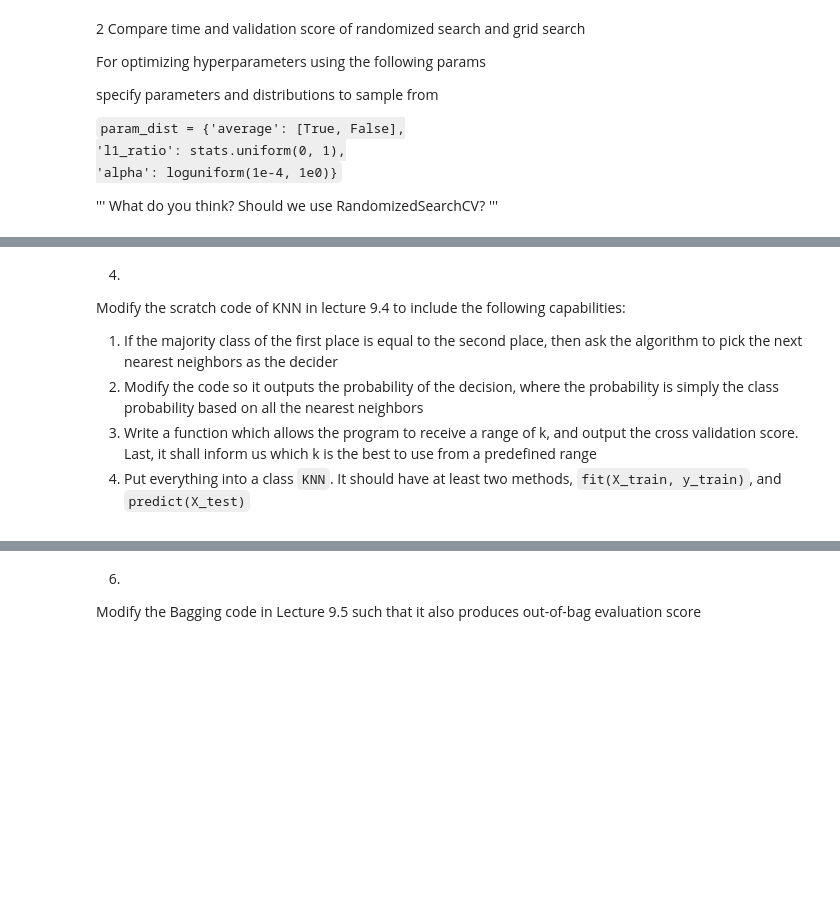
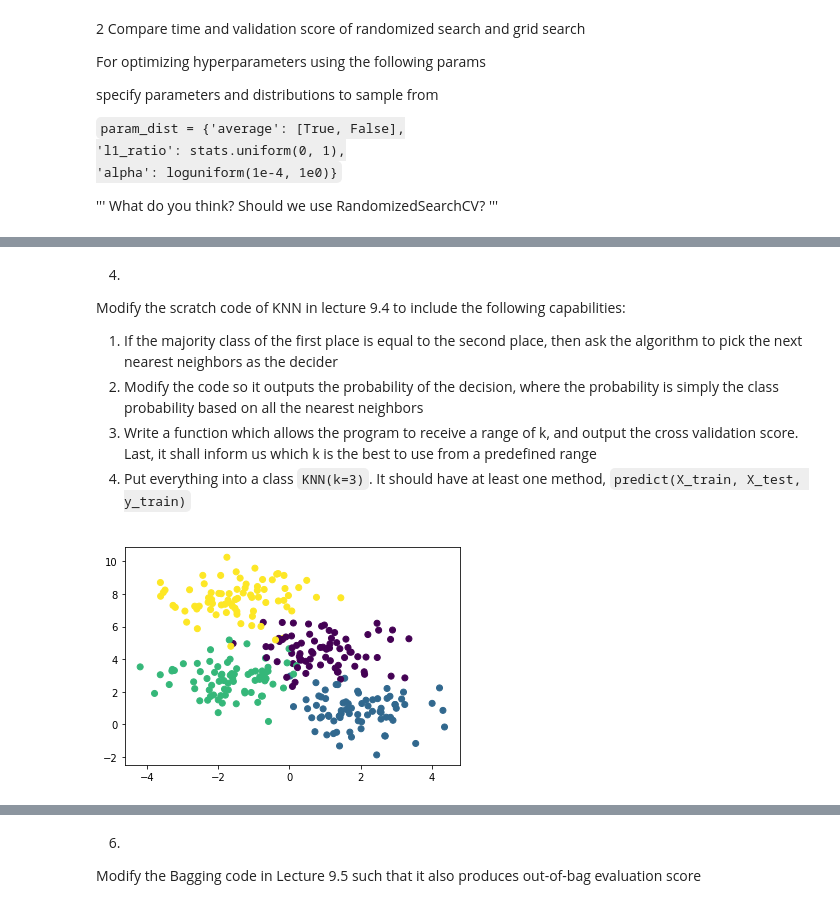
Before and after one commit to chaklam-silpasuwanchai/Python-for-Data-Science, a Jupyter notebook: assignments/Assignment 6 - Classification - Answer.ipynb, the cells around one changed output, grey strips where cells are left out. Saved outputs shown, nothing was run; the diff lists cells and outputs as text; code cells hidden in the pictures; blank space fills up the shorter version.

```diff
--- a/assignments/Assignment 6 - Classification - Answer.ipynb
+++ b/assignments/Assignment 6 - Classification - Answer.ipynb
@@ -655,6 +694,25 @@ Modify the scratch code of KNN in lecture 9.4 to include the following capabilit
         <li>If the majority class of the first place is equal to the second place, then ask the algorithm to pick the next nearest neighbors as the decider</li>
         <li>Modify the code so it outputs the probability of the decision, where the probability is simply the class probability based on all the nearest neighbors</li>
         <li>Write a function which allows the program to receive a range of k, and output the cross validation score.  Last, it shall inform us which k is the best to use from a predefined range</li>
-        <li>Put everything into a class <code>KNN</code>.  It should have at least two methods, <code>fit(X_train, y_train)</code>, and <code>predict(X_test)</code></li>
+        <li>Put everything into a class <code>KNN(k=3)</code>.  It should have at least one method, <code>predict(X_train, X_test, y_train)</code></li>
     </ol>
 </font>
+# %%
+#let's consider the following 2D data with 4 classes
+from sklearn.datasets import make_blobs
+from sklearn.model_selection import train_test_split
+from sklearn.preprocessing import StandardScaler
+
+X, y = make_blobs(n_samples=300, centers=4,
+                  random_state=0, cluster_std=1.0)
+
+plt.scatter(X[:, 0], X[:, 1], c=y)
+
+#standardize
+scaler = StandardScaler()
+X = scaler.fit_transform(X)
+
+#do train test split
+X_train, X_test, y_train, y_test = train_test_split(X, y, test_size=0.3)
+# %% [output]
+[figure, added]
```
Also changed, not shown: parts of 17 cells of this notebook, 3 other files.
